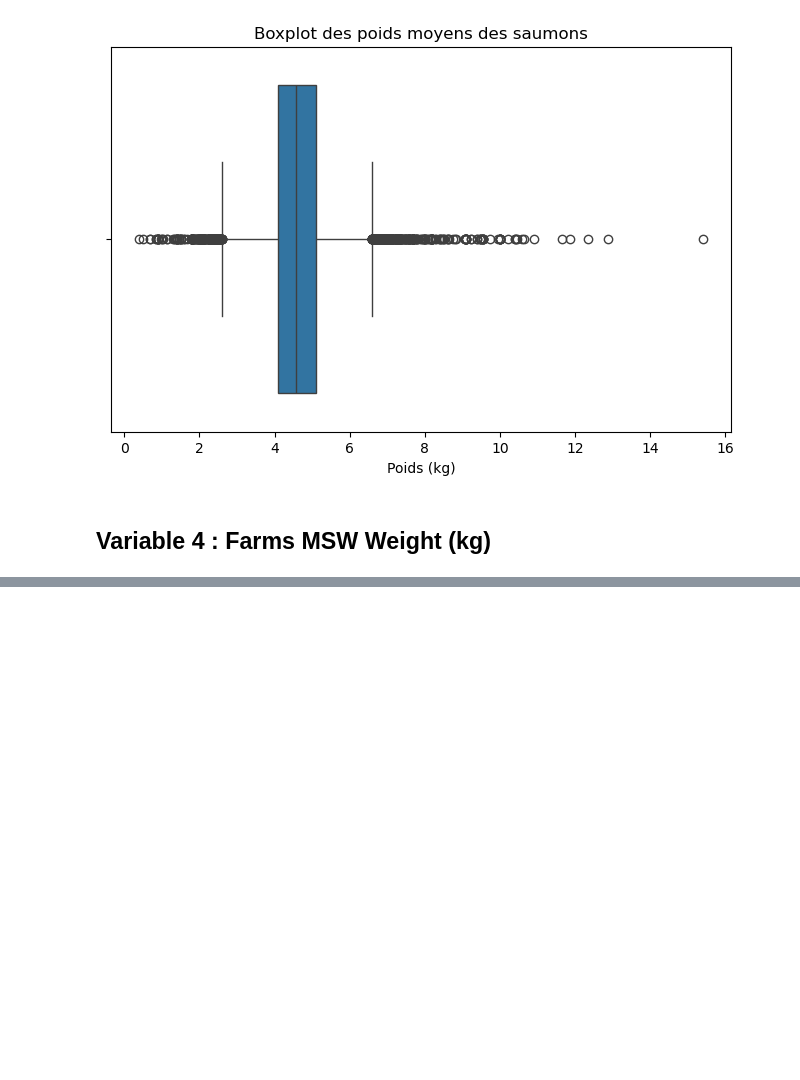
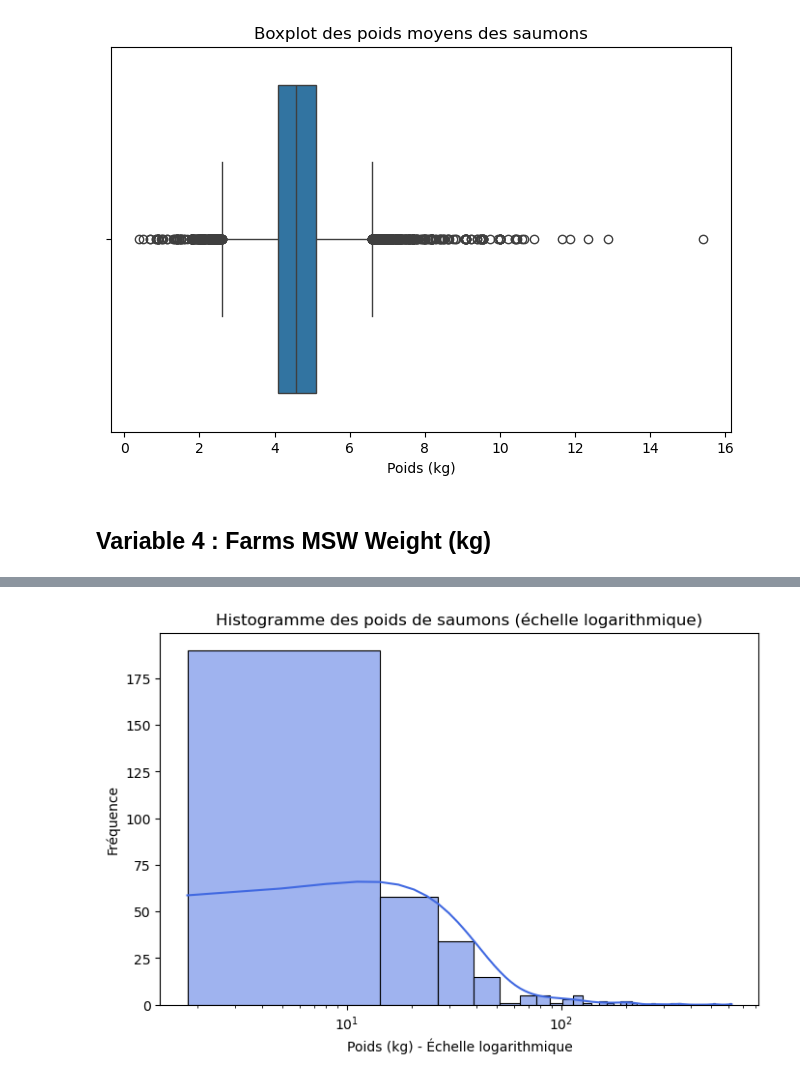
Before and after one commit to F1golfin/projet_stat, a Jupyter notebook: Etude_statistique_Saumons.ipynb, the cells around one changed output, grey strips where cells are left out. Saved outputs shown, nothing was run; the diff lists cells and outputs as text; code cells hidden in the pictures; blank space fills up the shorter version.

```diff
--- a/Etude_statistique_Saumons.ipynb
+++ b/Etude_statistique_Saumons.ipynb
@@ -339,0 +338,16 @@ plt.show()
+# %%
+#Troisième histogramme (avec échelle logarithmique sur l'axe des x)
+saumons_non_nul_2 = saumons[saumons["Farmed MSW weight (kg)"] > 0]
+
+plt.figure(figsize=(8, 5))
+sns.histplot(saumons_non_nul_2["Farmed MSW weight (kg)"], bins=50, kde=True, color="royalblue")
+
+# Appliquer une échelle logarithmique sur l'axe X
+plt.xscale("log")
+
+plt.title("Histogramme des poids de saumons (échelle logarithmique)")
+plt.xlabel("Poids (kg) - Échelle logarithmique")
+plt.ylabel("Fréquence")
+plt.show()
+# %% [output]
+[figure, added]
```
Also changed, not shown: parts of 28 cells of this notebook.
